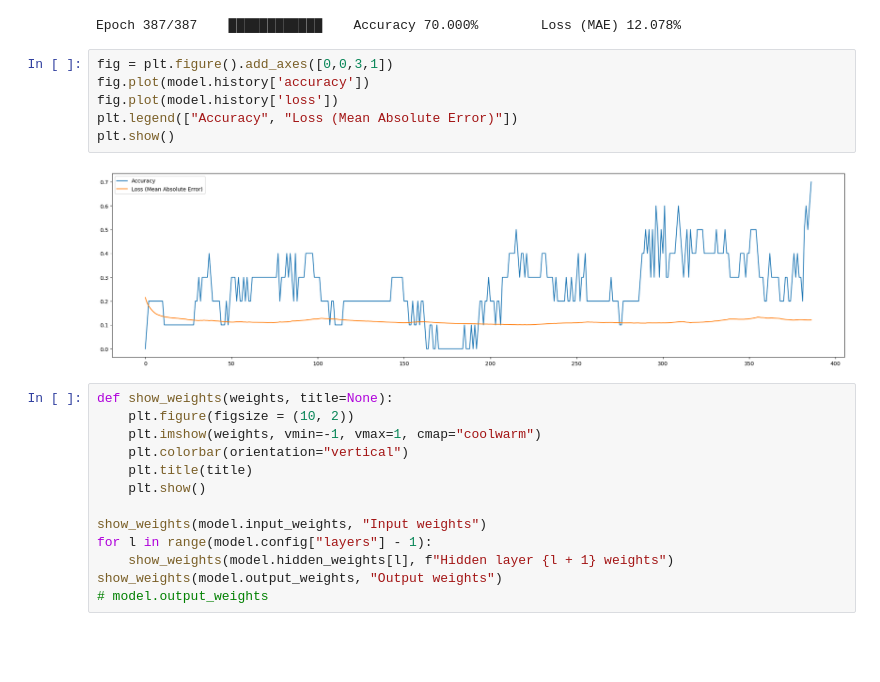
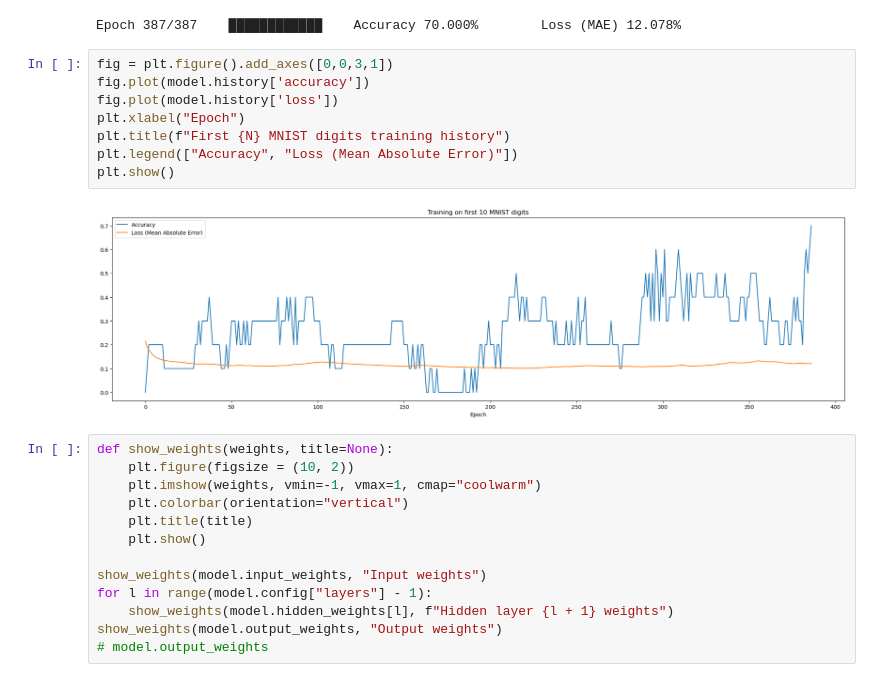
Before and after one commit to laurentpayot/graia, a Jupyter notebook: Graia_digits.ipynb, the cells around one changed output. Drawn from its saved outputs; the diff is of its cells as text; blank space fills up the shorter version.

Commit message:
training history title

```diff
--- a/Graia_digits.ipynb
+++ b/Graia_digits.ipynb
@@ -49,11 +49,13 @@ Epoch 387/387    ████████████    Accuracy 70.000%
 # %%
 fig = plt.figure().add_axes([0,0,3,1])
 fig.plot(model.history['accuracy'])
 fig.plot(model.history['loss'])
+plt.xlabel("Epoch")
+plt.title(f"First {N} MNIST digits training history")
 plt.legend(["Accuracy", "Loss (Mean Absolute Error)"])
 plt.show()
 # %% [output]
-[figure, old version]
+[figure, new version]
 # %%
 def show_weights(weights, title=None):
     plt.figure(figsize = (10, 2))
```
